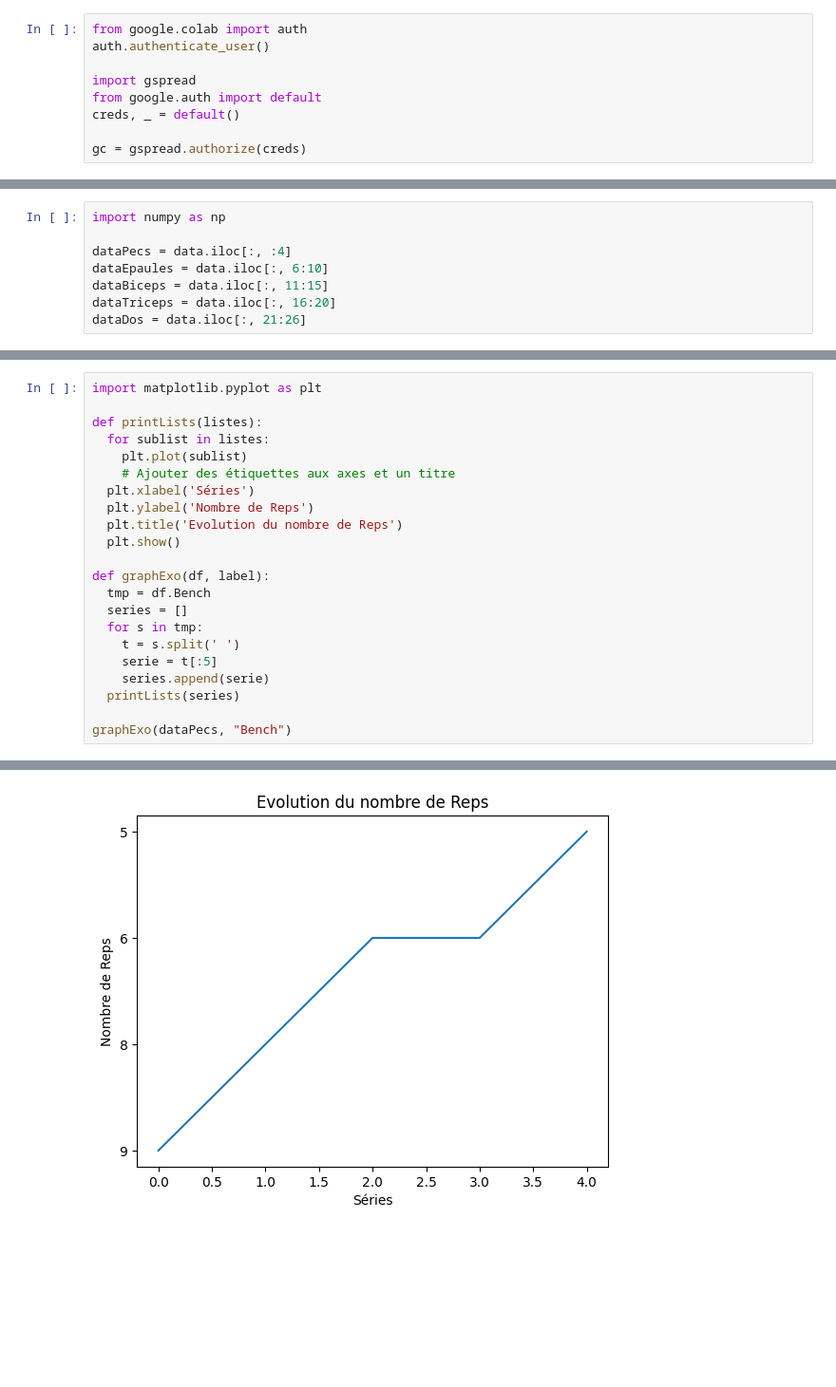
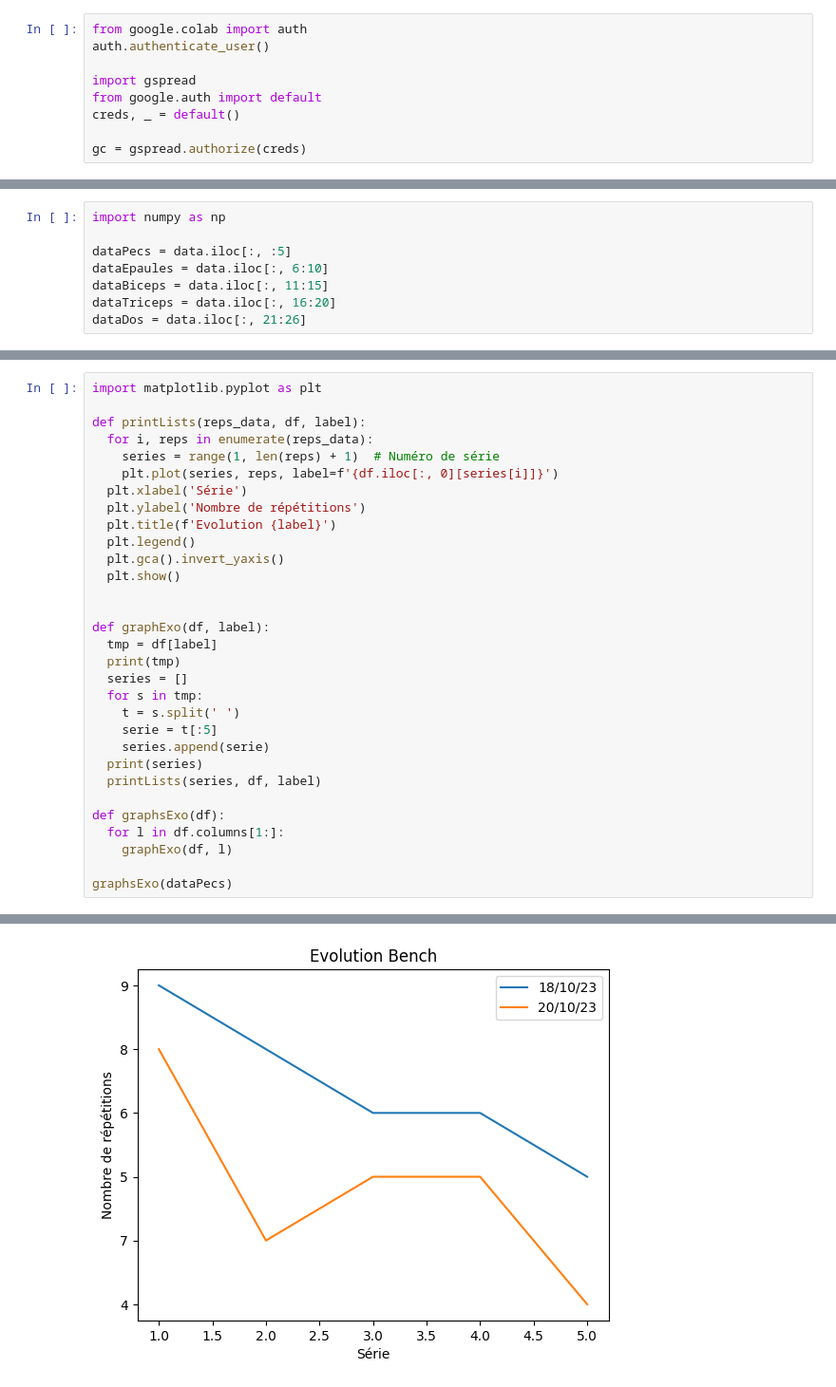
Before and after one commit to PryDatar/GymProgressTracker, a Jupyter notebook: ProgressWorkout.ipynb, the cells around one changed output, grey strips where cells are left out. Shown: that part at 95% size. Saved outputs shown, nothing was run; the diff lists cells and outputs as text; blank space fills up the shorter version.

Commit message:
Plots by Exercice Done

```diff
--- a/ProgressWorkout.ipynb
+++ b/ProgressWorkout.ipynb
@@ -49,7 +47,7 @@ data
 # %%
 import numpy as np
 
-dataPecs = data.iloc[:, :4]
+dataPecs = data.iloc[:, :5]
 dataEpaules = data.iloc[:, 6:10]
 dataBiceps = data.iloc[:, 11:15]
 dataTriceps = data.iloc[:, 16:20]
@@ -82,23 +85,32 @@ dataDos
 # %%
 import matplotlib.pyplot as plt
 
-def printLists(listes):
-  for sublist in listes:
-    plt.plot(sublist)
-    # Ajouter des étiquettes aux axes et un titre
-  plt.xlabel('Séries')
-  plt.ylabel('Nombre de Reps')
-  plt.title('Evolution du nombre de Reps')
+def printLists(reps_data, df, label):
+  for i, reps in enumerate(reps_data):
+    series = range(1, len(reps) + 1)  # Numéro de série
+    plt.plot(series, reps, label=f'{df.iloc[:, 0][series[i]]}')
+  plt.xlabel('Série')
+  plt.ylabel('Nombre de répétitions')
+  plt.title(f'Evolution {label}')
+  plt.legend()
+  plt.gca().invert_yaxis()
   plt.show()
 
+
 def graphExo(df, label):
-  tmp = df.Bench
+  tmp = df[label]
+  print(tmp)
   series = []
   for s in tmp:
     t = s.split(' ')
     serie = t[:5]
     series.append(serie)
-  printLists(series)
+  print(series)
+  printLists(series, df, label)
 
-graphExo(dataPecs, "Bench")
+def graphsExo(df):
+  for l in df.columns[1:]:
+    graphExo(df, l)
+
+graphsExo(dataPecs)
 # %% [output]
@@ -105 +121 @@ graphExo(dataPecs, "Bench")
-[figure, old version]
+[figure, new version]
```
Also changed, not shown: parts of 8 cells of this notebook.
